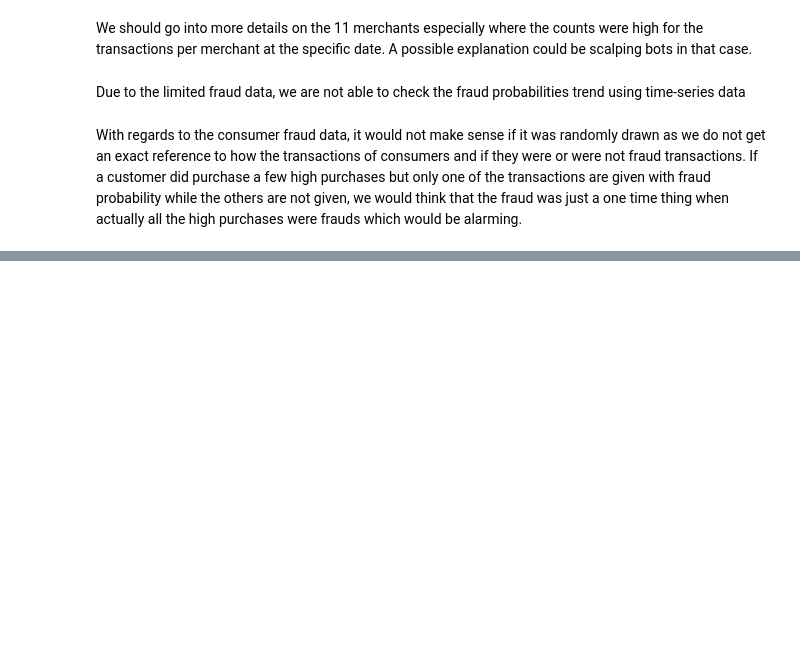
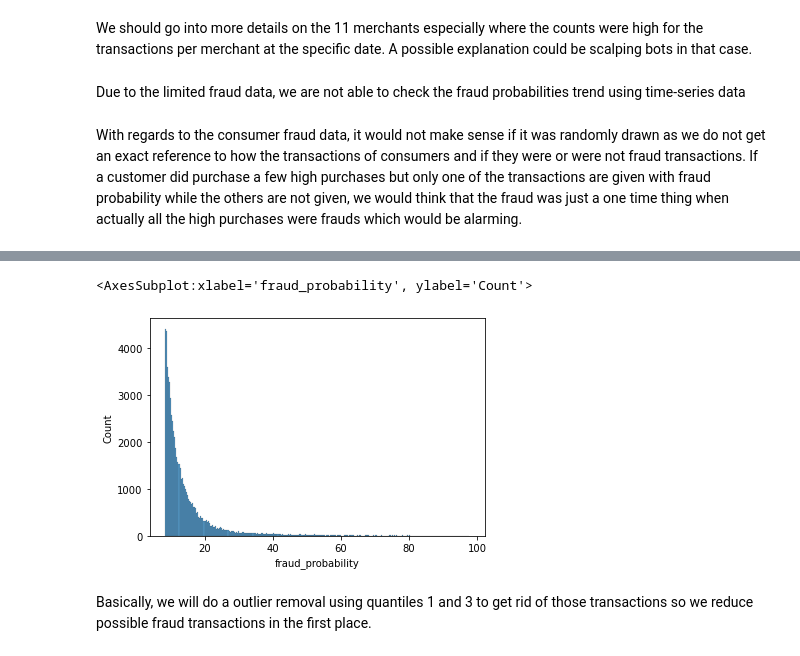
Before and after one commit to MAST30034-Applied-Data-Science/generic-buy-now-pay-later-project-group-17-adsb, a Jupyter notebook: notebooks/Fraud_analysis.ipynb, the cells around one changed output, grey strips where cells are left out. Cells and saved outputs as stored; diff of their text form; code cells hidden in the pictures; blank space fills up the shorter version.

Commit message:
Added more analysis and possible solution

```diff
--- a/notebooks/Fraud_analysis.ipynb
+++ b/notebooks/Fraud_analysis.ipynb
@@ -428,0 +403,8 @@ From the graphs, we can see that most of the suspected fraudulants transactions
+# %%
+# We want to find distribution of the fraud rates in fraud data
+sns.histplot(x=consumer_fraud_total['fraud_probability'])
+# %% [output]
+<AxesSubplot:xlabel='fraud_probability', ylabel='Count'>
+[figure, added]
+# %% [markdown]
+Basically, we will do a outlier removal using quantiles 1 and 3 to get rid of those transactions so we reduce possible fraud transactions in the first place.
```
Also changed, not shown: parts of 22 cells of this notebook, 1 other file.
